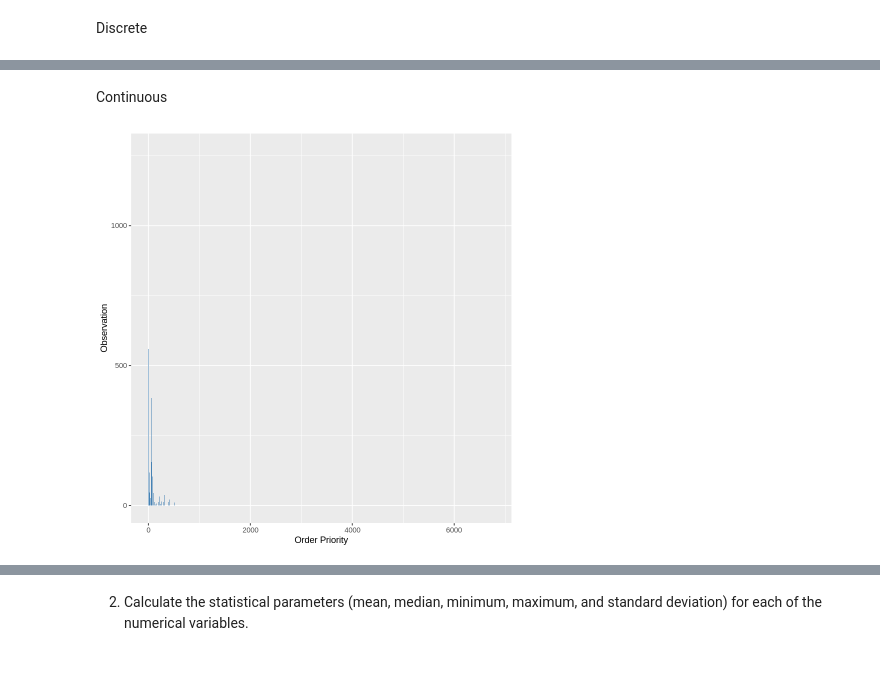
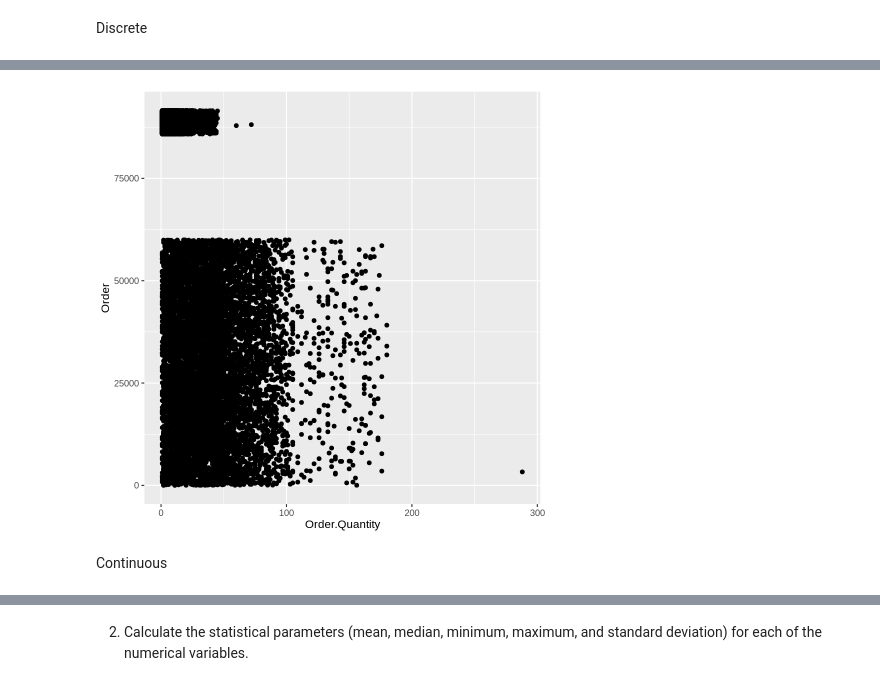
Before and after one commit to raulFuzita/cct-project-muhammad-ca, a Jupyter notebook: CCT_project_Muhammad.ipynb, the cells around one changed output, grey strips where cells are left out. Saved outputs shown, nothing was run; the diff lists cells and outputs as text; code cells hidden in the pictures.

```diff
--- a/CCT_project_Muhammad.ipynb
+++ b/CCT_project_Muhammad.ipynb
@@ -592,2 +635,7 @@ labs(x='Order Priority', y='Observation')
+# %%
+ggplot(discrete, aes(x=Order.Quantity, y=Order)) +
+geom_point()
+# %% [output]
+[figure, added]
 # %% [markdown]
 Continuous
@@ -596,6 +641,0 @@ unit_price = df$Unit.Price
-# %%
-ggplot(df, aes(x=unit_price)) +
-geom_bar(fill='steelblue') +
-labs(x='Order Priority', y='Observation')
-# %% [output]
-[figure, removed]
```
Also changed, not shown: parts of 60 cells of this notebook.
